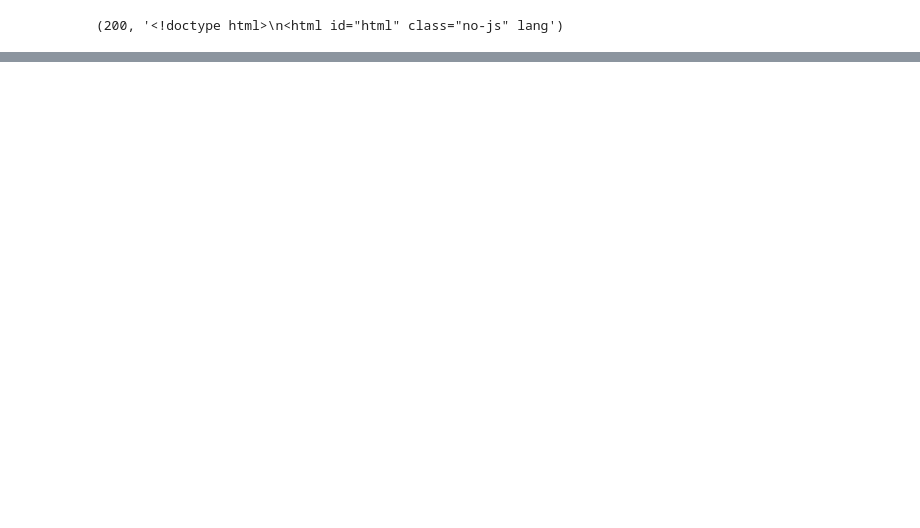
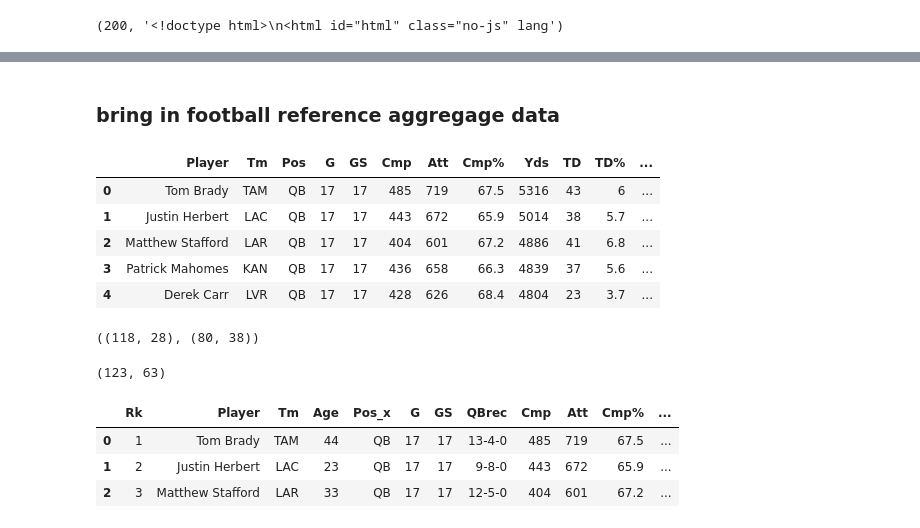
Before and after one commit to aothree/Fantasy-Football, a Jupyter notebook: teamrankings_scraper.ipynb, the cells around one changed output, grey strips where cells are left out. Drawn from its saved outputs; the diff is of its cells as text; code cells hidden in the pictures; blank space fills up the shorter version.

```diff
--- a/teamrankings_scraper.ipynb
+++ b/teamrankings_scraper.ipynb
@@ -33,0 +243,32 @@ df_pass_completions
+# %% [markdown]
+### bring in football reference aggregage data
+# %%
+fr_qb = pd.read_html('./nfl_data/2021_passing_stats.xls')
+fr_qb = pd.DataFrame(fr_qb[0]) # Saves df var to dataframe
+fr_qb.fillna(0, inplace=True)
+fr_qb['Player'] = fr_qb['Player'].map(lambda x: x.lstrip('*').rstrip('*'))
+fr_qb.drop(columns = ['Rk', 'Age', 'QBrec', '4QC', 'GWD'], inplace = True)
+fr_qb.head()
+# %% [output]
+|  | Player | Tm | Pos | G | GS | Cmp | Att | Cmp% | Yds | TD | TD% | ... |
+| 0 | Tom Brady | TAM | QB | 17 | 17 | 485 | 719 | 67.5 | 5316 | 43 | 6 | ... |
+| 1 | Justin Herbert | LAC | QB | 17 | 17 | 443 | 672 | 65.9 | 5014 | 38 | 5.7 | ... |
+| 2 | Matthew Stafford | LAR | QB | 17 | 17 | 404 | 601 | 67.2 | 4886 | 41 | 6.8 | ... |
+| 3 | Patrick Mahomes | KAN | QB | 17 | 17 | 436 | 658 | 66.3 | 4839 | 37 | 5.6 | ... |
+| 4 | Derek Carr | LVR | QB | 17 | 17 | 428 | 626 | 68.4 | 4804 | 23 | 3.7 | ... |
+# %%
+fr_qb.shape, df_qb.shape
+# %% [output]
+((118, 28), (80, 38))
+# %%
+df_qb_all =pd.merge(fr_qb, df_qb, on = ['Player'], how = 'outer')
+df_qb_all.shape
+# %% [output]
+(123, 63)
+# %%
+df_qb_all.head(3)
+# %% [output]
+|  | Rk | Player | Tm | Age | Pos_x | G | GS | QBrec | Cmp | Att | Cmp% | ... |
+| 0 | 1 | Tom Brady | TAM | 44 | QB | 17 | 17 | 13-4-0 | 485 | 719 | 67.5 | ... |
+| 1 | 2 | Justin Herbert | LAC | 23 | QB | 17 | 17 | 9-8-0 | 443 | 672 | 65.9 | ... |
+| 2 | 3 | Matthew Stafford | LAR | 33 | QB | 17 | 17 | 12-5-0 | 404 | 601 | 67.2 | ... |
```
Also changed, not shown: parts of 29 cells of this notebook, 42 other files.
